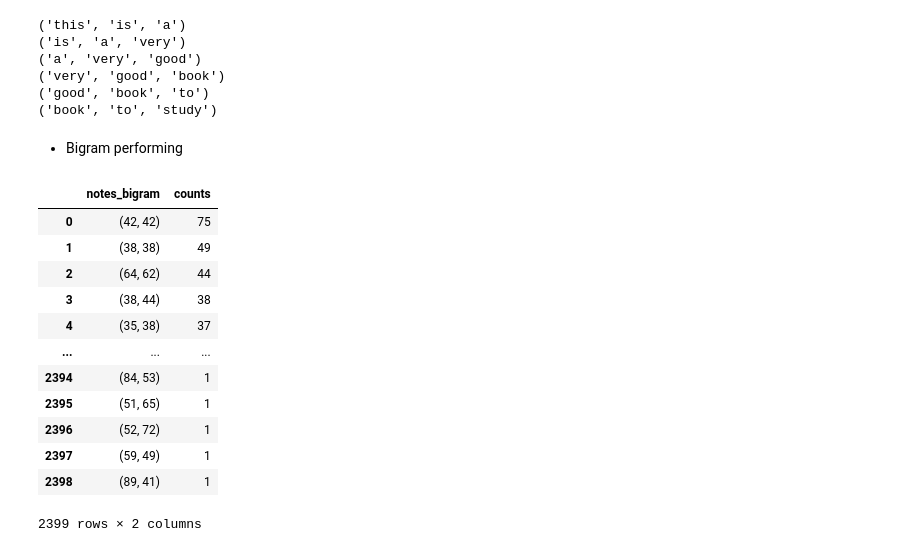
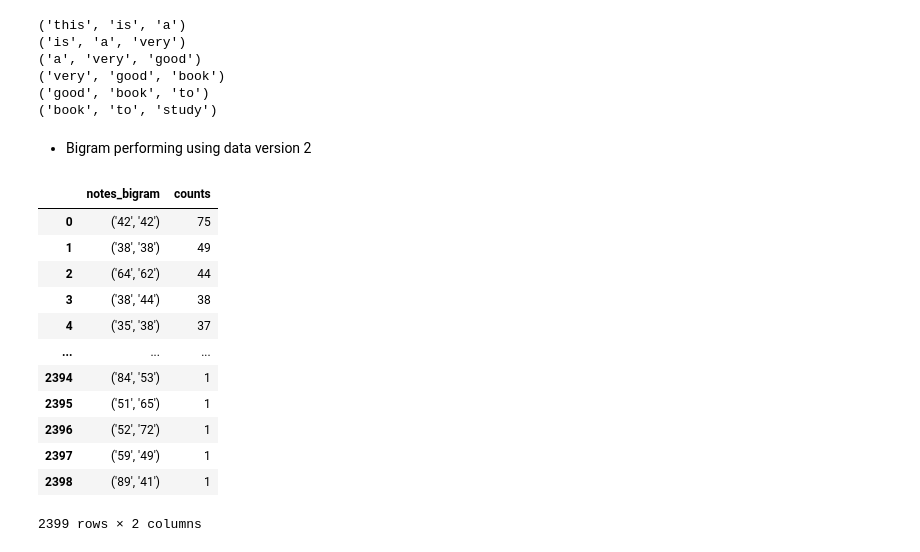
Before and after one commit to HikariJadeEmpire/NLP_TextAnalytics, a Jupyter notebook: MIDI_to_text/Midi_to_text.ipynb, the cells around one changed output. Drawn from its saved outputs; the diff is of its cells as text; code cells hidden in the pictures.

```diff
--- a/MIDI_to_text/Midi_to_text.ipynb
+++ b/MIDI_to_text/Midi_to_text.ipynb
@@ -234,42 +234,44 @@ for grams in NGRAMS:
 ('good', 'book', 'to')
 ('book', 'to', 'study')
 # %% [markdown]
-- Bigram performing
+- Bigram performing using data version 2
 # %%
 from collections import Counter
 # from nltk.util import ngrams
 
 sText = ''
 for names,note in zip(df['name'],df['note_by_time']):
     sText += note
 
 # Bigram to Dataframe
 
 b_df = []
 for i in ngrams( sequence = nltk.word_tokenize(sText), n = 2 ) :
     b_df.append(i)
 
 bigram_df = { 'notes_bigram':[], 'counts':[] }
 for cnt in b_df:
     counts = b_df.count(cnt)
     if cnt not in bigram_df['notes_bigram']:
         bigram_df['notes_bigram'].append(cnt)
         bigram_df['counts'].append(counts)
 
 bigram_df = pd.DataFrame.from_dict( bigram_df )
 bigram_df = bigram_df.sort_values( by = 'counts', ascending = False ).reset_index( drop=True )
+bigram_df['notes_bigram'] = bigram_df['notes_bigram'].astype(str)
+
 bigram_df
 # %% [output]
 |  | notes_bigram | counts |
-| 0 | (42, 42) | 75 |
-| 1 | (38, 38) | 49 |
-| 2 | (64, 62) | 44 |
-| 3 | (38, 44) | 38 |
-| 4 | (35, 38) | 37 |
+| 0 | ('42', '42') | 75 |
+| 1 | ('38', '38') | 49 |
+| 2 | ('64', '62') | 44 |
+| 3 | ('38', '44') | 38 |
+| 4 | ('35', '38') | 37 |
 | ... | ... | ... |
-| 2394 | (84, 53) | 1 |
-| 2395 | (51, 65) | 1 |
-| 2396 | (52, 72) | 1 |
-| 2397 | (59, 49) | 1 |
-| 2398 | (89, 41) | 1 |
+| 2394 | ('84', '53') | 1 |
+| 2395 | ('51', '65') | 1 |
+| 2396 | ('52', '72') | 1 |
+| 2397 | ('59', '49') | 1 |
+| 2398 | ('89', '41') | 1 |
 2399 rows × 2 columns
```
Also changed, not shown: parts of 3 cells of this notebook.
